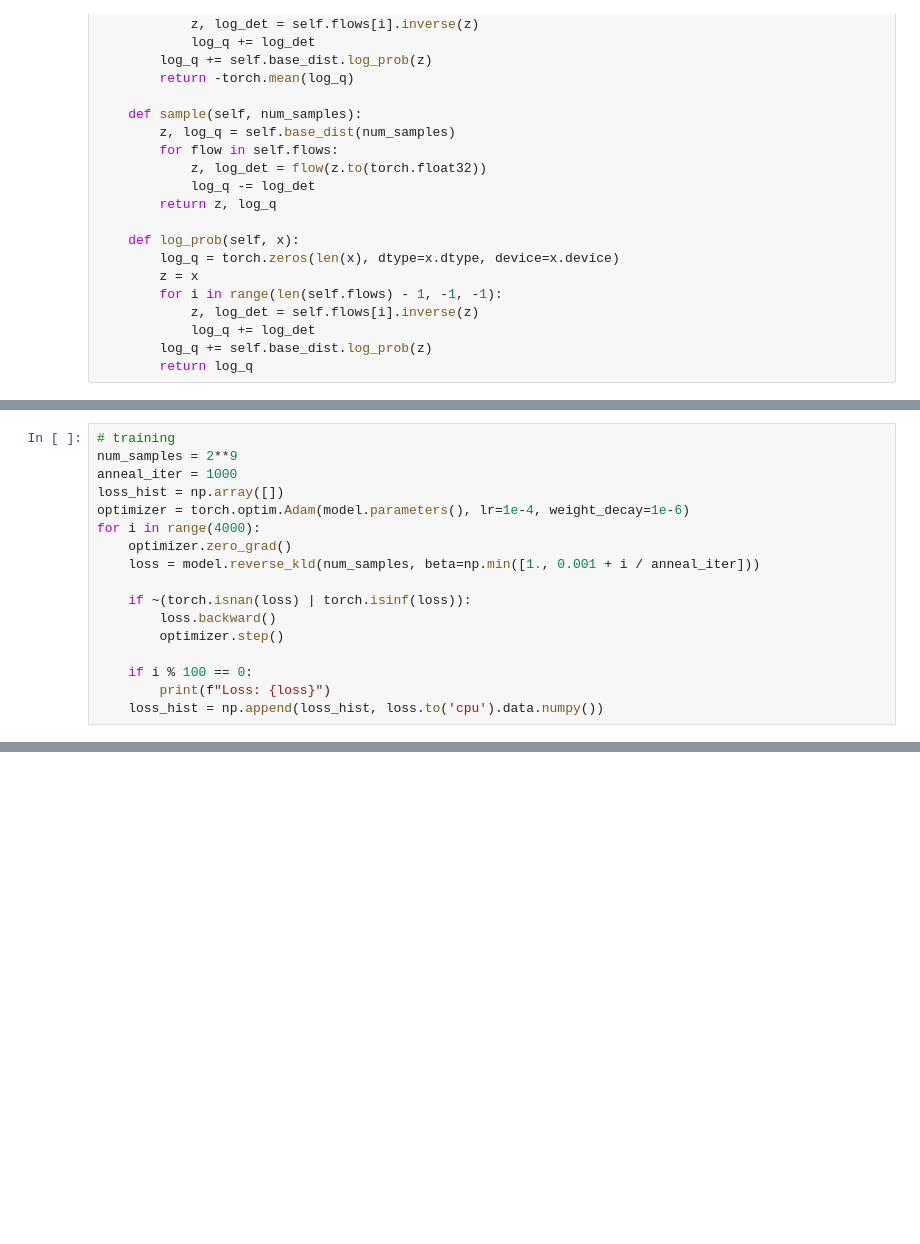
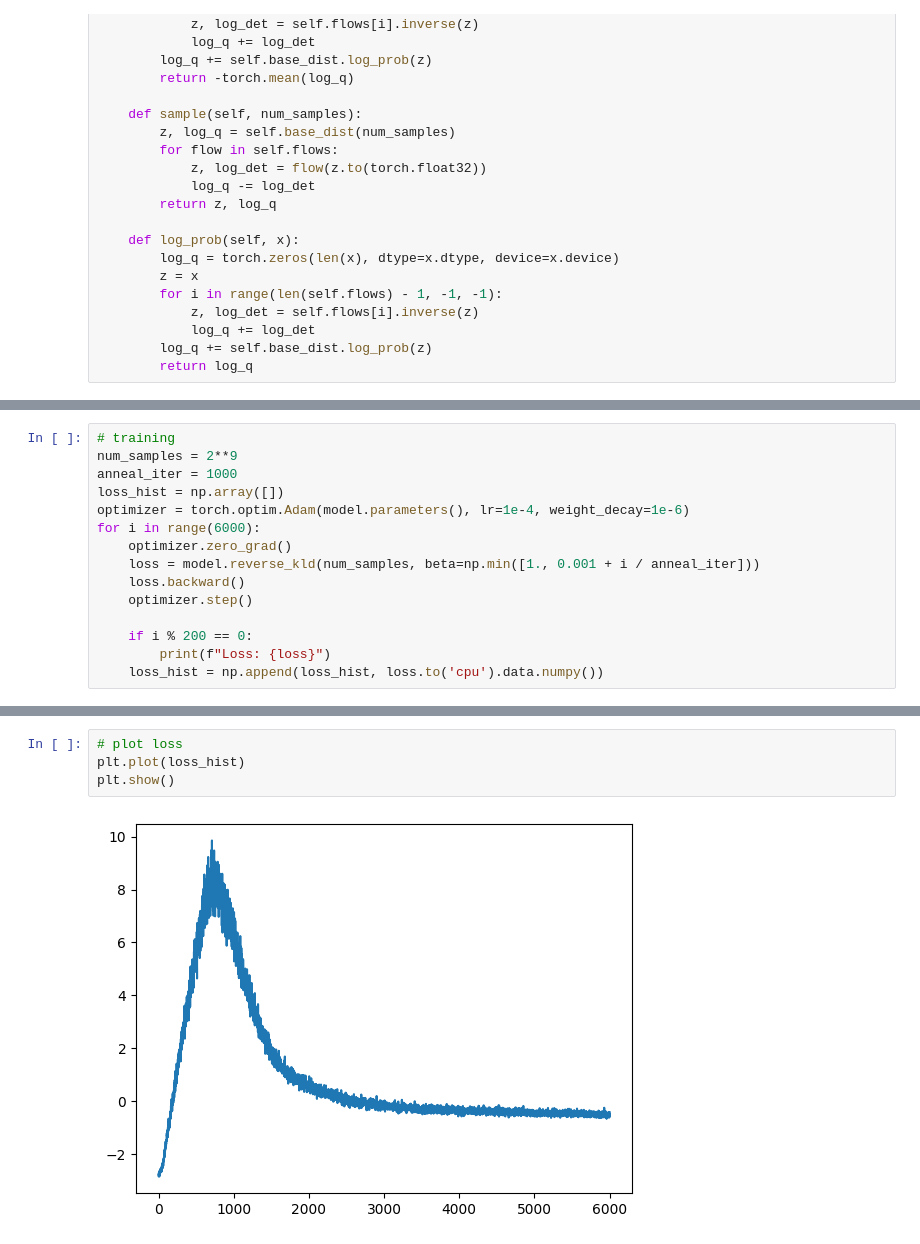
Before and after one commit to ch1pkav/barvnyk_mmml2024, a Jupyter notebook: demo.ipynb, the cells around one changed output, grey strips where cells are left out. Cells and saved outputs as stored; diff of their text form; blank space fills up the shorter version.

```diff
--- a/demo.ipynb
+++ b/demo.ipynb
@@ -299,15 +287,13 @@ num_samples = 2**9
 anneal_iter = 1000
 loss_hist = np.array([])
 optimizer = torch.optim.Adam(model.parameters(), lr=1e-4, weight_decay=1e-6)
-for i in range(4000):
+for i in range(6000):
     optimizer.zero_grad()
     loss = model.reverse_kld(num_samples, beta=np.min([1., 0.001 + i / anneal_iter]))
+    loss.backward()
+    optimizer.step()
 
-    if ~(torch.isnan(loss) | torch.isinf(loss)):
-        loss.backward()
-        optimizer.step()
-
-    if i % 100 == 0:
+    if i % 200 == 0:
         print(f"Loss: {loss}")
     loss_hist = np.append(loss_hist, loss.to('cpu').data.numpy())
 # %% [output]
@@ -343,0 +330,6 @@ plt.show()
+# %%
+# plot loss
+plt.plot(loss_hist)
+plt.show()
+# %% [output]
+[figure, added]
```
Also changed, not shown: parts of 12 cells of this notebook.
